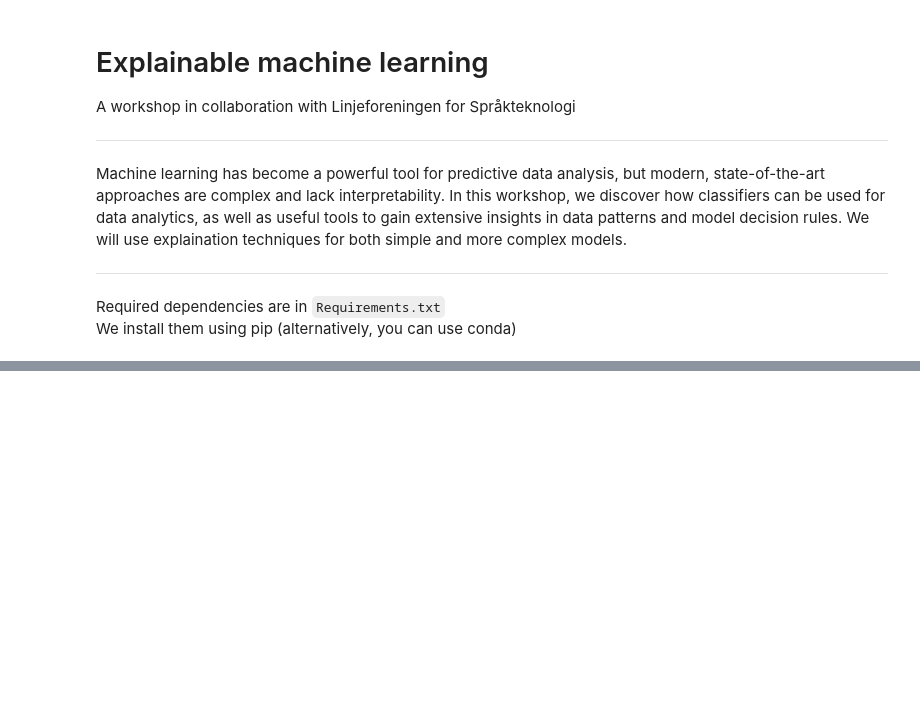
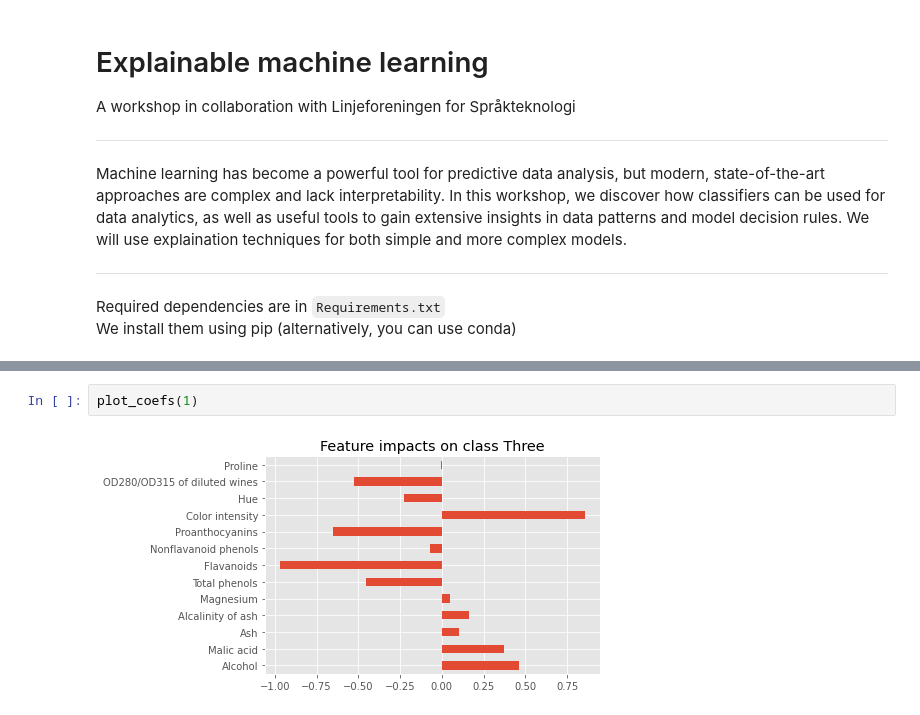
Before and after one commit to marksverdhei/explainable_machine_learning_workshop, a Jupyter notebook: Explainable_machine_learning.ipynb, the cells around one changed output, grey strips where cells are left out. Drawn from its saved outputs; the diff is of its cells as text; blank space fills up the shorter version.

```diff
--- a/Explainable_machine_learning.ipynb
+++ b/Explainable_machine_learning.ipynb
@@ -36,0 +95,4 @@ import matplotlib.pyplot as plt
+# %%
+plot_coefs(1)
+# %% [output]
+[figure, added]
```
Also changed, not shown: parts of 24 cells of this notebook, 3 other files.
